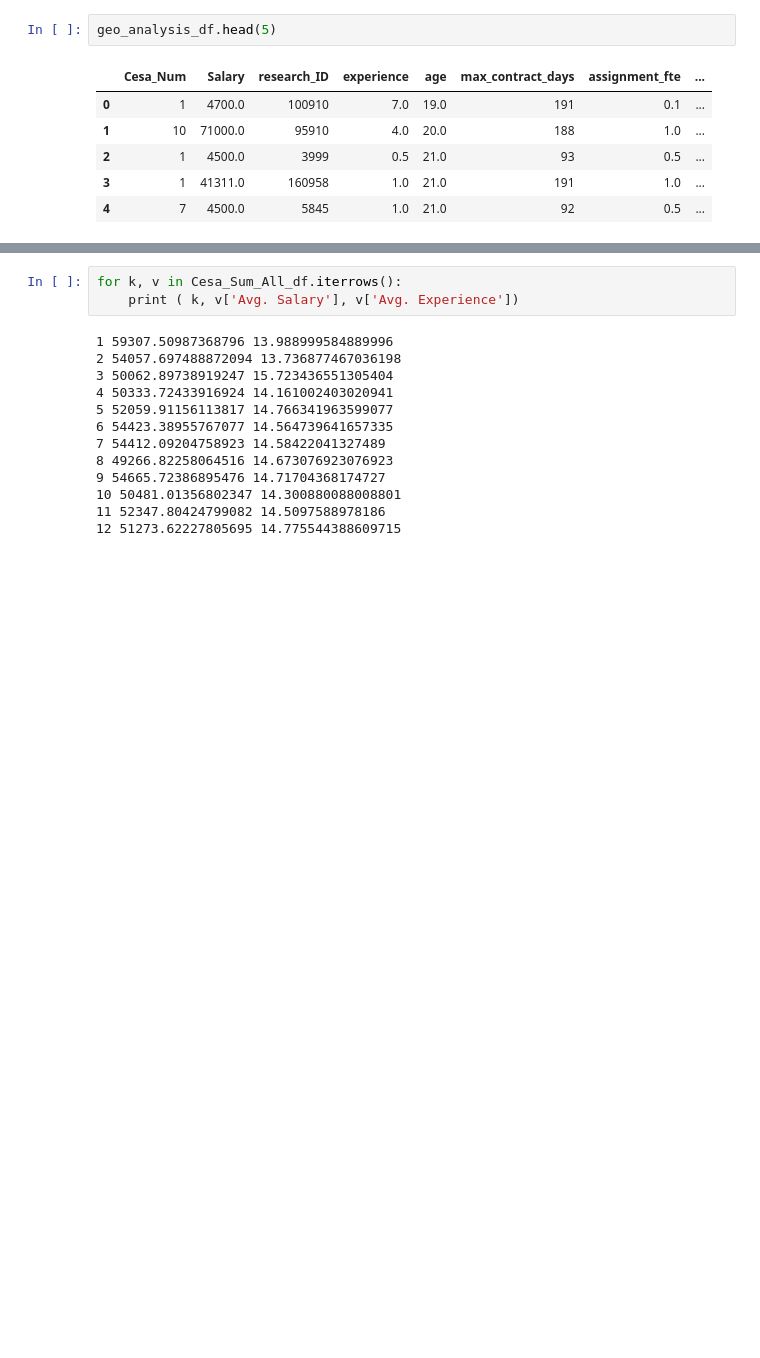
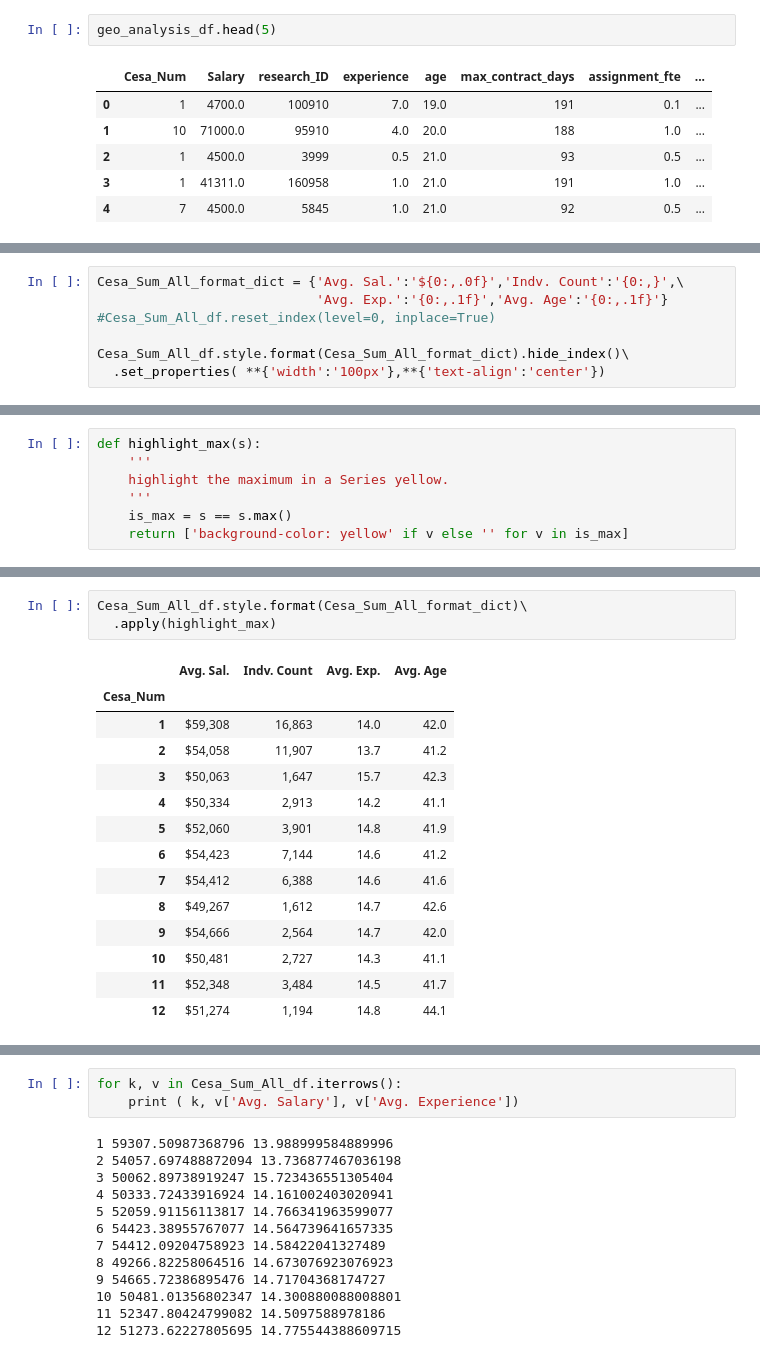
Before and after one commit to j-buss/wi-dpi, a Jupyter notebook: blog/5_A_Geographic_Descriptive_Analytics.ipynb, the cells around one changed output, grey strips where cells are left out. Drawn from its saved outputs; the diff is of its cells as text; blank space fills up the shorter version.

```diff
--- a/blog/5_A_Geographic_Descriptive_Analytics.ipynb
+++ b/blog/5_A_Geographic_Descriptive_Analytics.ipynb
@@ -180,3 +190,10 @@ Cesa_Sum_All_df = geo_analysis_df.groupby('Cesa_Num') \
 #       .agg({'text':'size', 'sent':'mean'}) \
 #       .rename(columns={'text':'count','sent':'mean_sent'}) \
 #       .reset_index()
+# %%
+Cesa_Sum_All_format_dict = {'Avg. Sal.':'${0:,.0f}','Indv. Count':'{0:,}',\
+                            'Avg. Exp.':'{0:,.1f}','Avg. Age':'{0:,.1f}'}
+#Cesa_Sum_All_df.reset_index(level=0, inplace=True)
+
+Cesa_Sum_All_df.style.format(Cesa_Sum_All_format_dict).hide_index()\
+  .set_properties( **{'width':'100px'},**{'text-align':'center'})
@@ -182,0 +214,7 @@ Cesa_Sum_All_df = geo_analysis_df.groupby('Cesa_Num') \
+# %%
+def highlight_max(s):
+    '''
+    highlight the maximum in a Series yellow.
+    '''
+    is_max = s == s.max()
+    return ['background-color: yellow' if v else '' for v in is_max]
@@ -197,6 +253,24 @@ Cesa_Sum_All_df
 | 10 | 50481.013568 | 2727 | 14.300880 | 41.079208 |
 | 11 | 52347.804248 | 3484 | 14.509759 | 41.738806 |
 | 12 | 51273.622278 | 1194 | 14.775544 | 44.093802 |
+# %%
+Cesa_Sum_All_df.style.format(Cesa_Sum_All_format_dict)\
+  .apply(highlight_max)
+# %% [output]
+|  | Avg. Sal. | Indv. Count | Avg. Exp. | Avg. Age |
+| Cesa_Num |  |  |  |  |
+| 1 | $59,308 | 16,863 | 14.0 | 42.0 |
+| 2 | $54,058 | 11,907 | 13.7 | 41.2 |
+| 3 | $50,063 | 1,647 | 15.7 | 42.3 |
+| 4 | $50,334 | 2,913 | 14.2 | 41.1 |
+| 5 | $52,060 | 3,901 | 14.8 | 41.9 |
+| 6 | $54,423 | 7,144 | 14.6 | 41.2 |
+| 7 | $54,412 | 6,388 | 14.6 | 41.6 |
+| 8 | $49,267 | 1,612 | 14.7 | 42.6 |
+| 9 | $54,666 | 2,564 | 14.7 | 42.0 |
+| 10 | $50,481 | 2,727 | 14.3 | 41.1 |
+| 11 | $52,348 | 3,484 | 14.5 | 41.7 |
+| 12 | $51,274 | 1,194 | 14.8 | 44.1 |
 # %%
 for x,y in zip(xs,ys):
 
```
Also changed, not shown: parts of 11 cells of this notebook.
